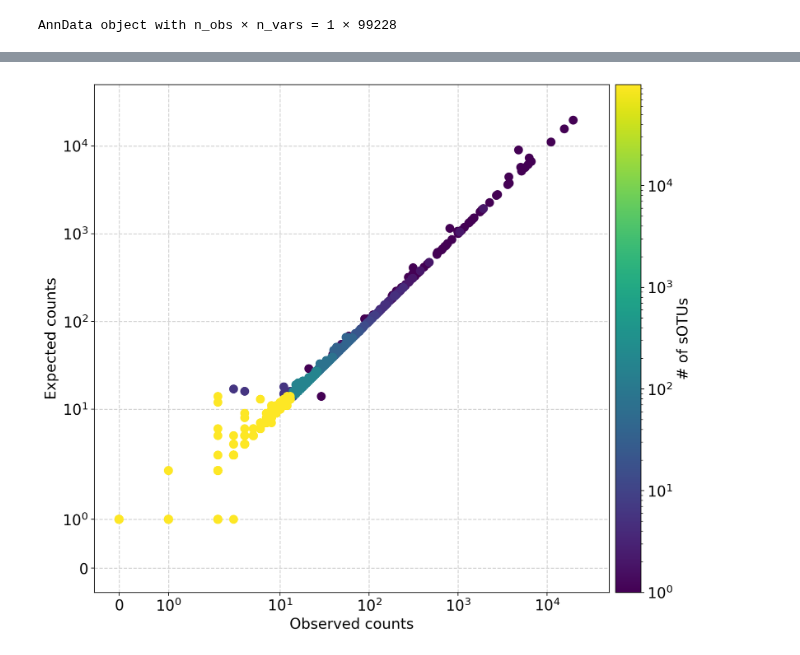
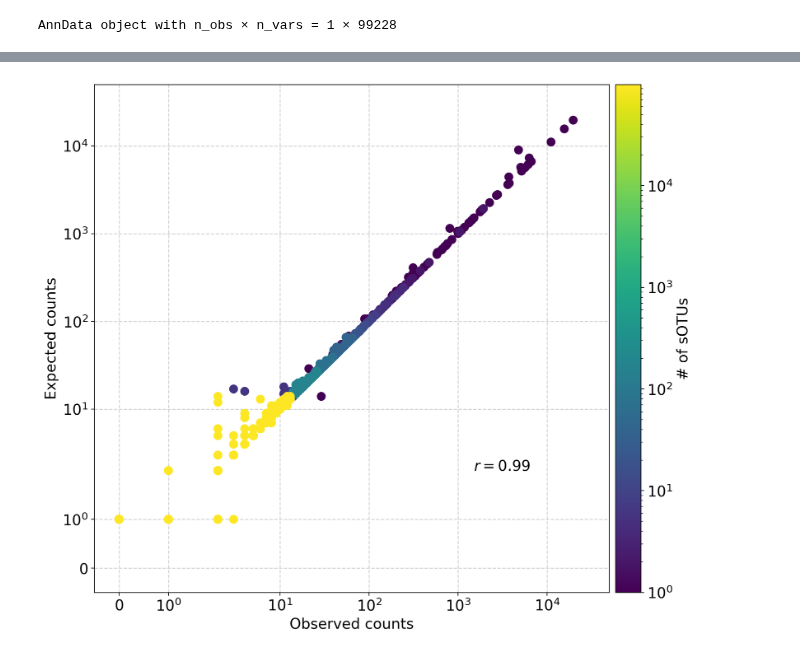
Before and after one commit to pachterlab/LSCHWCP_2023, a Jupyter notebook: Notebooks/Supp_Fig_10/Supp_Fig_10abc/test_cfc_code_palmdb2palmdb.ipynb, the cells around one changed output, grey strips where cells are left out. Cells and saved outputs as stored; diff of their text form; code cells hidden in the pictures.

```diff
--- a/Notebooks/Supp_Fig_10/Supp_Fig_10abc/test_cfc_code_palmdb2palmdb.ipynb
+++ b/Notebooks/Supp_Fig_10/Supp_Fig_10abc/test_cfc_code_palmdb2palmdb.ipynb
@@ -234,32 +238,36 @@ y = np.array(expected_counts)
 # Histogram data to show point density
 bins = [1500, 1500]
 hh, locx, locy = np.histogram2d(x, y, bins=bins)
 z = np.array([hh[np.argmax(a<=locx[1:]),np.argmax(b<=locy[1:])] for a,b in zip(x,y)])
 idx = z.argsort()
 x2, y2, z2 = x[idx], y[idx], z[idx]
 
 scatter = ax.scatter(x2, y2, c=z2, cmap="viridis", norm=matplotlib.colors.LogNorm(), s=75)
 
 # Add colorbar
 cbar = fig.colorbar(scatter, ax=ax, pad=0.01)
 cbar.ax.tick_params(axis="both", labelsize=fontsize)
 cbar.ax.set_ylabel(f"# of sOTUs", fontsize=fontsize)
 
 ax.set_ylim(bottom=-0.5, top=50000)
 ax.set_xlim(left=-0.5, right=50000)
 
 ax.set_yscale("symlog")
 ax.set_xscale("symlog")
 
 ax.grid(True, which="both", color="lightgray", ls="--", lw=1)
 ax.set_axisbelow(True)
 
 ax.tick_params(axis="both", labelsize=fontsize)
 ax.set_ylabel("Expected counts", fontsize=fontsize)
 ax.set_xlabel("Observed counts", fontsize=fontsize)
 
-plt.savefig(f"expected_vs_observed_vir_counts_{sample}.png", dpi=300, bbox_inches="tight")
+# Add Pearson r
+corr = pearsonr(np.array(counts), np.array(expected_counts))
+ax.text(1500, 2, f"$r =  {np.round(corr, 2)[0]}$", fontsize=fontsize)
+
+plt.savefig(f"expected_vs_observed_vir_counts_{sample}_cfc.png", dpi=300, bbox_inches="tight")
 
 fig.show()
 # %% [output]
-[figure, old version]
+[figure, new version]
```
Also changed, not shown: parts of 11 cells of this notebook.
